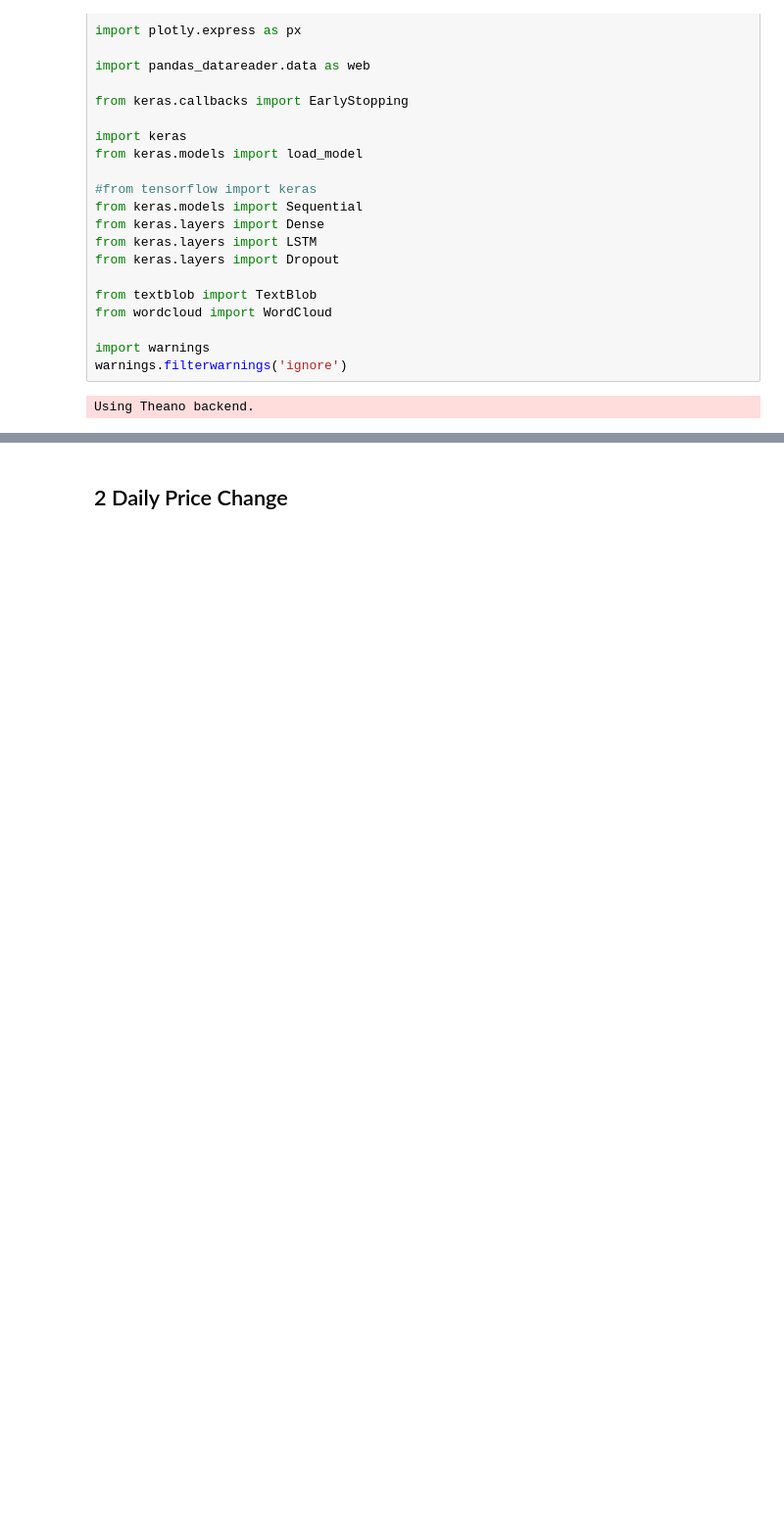
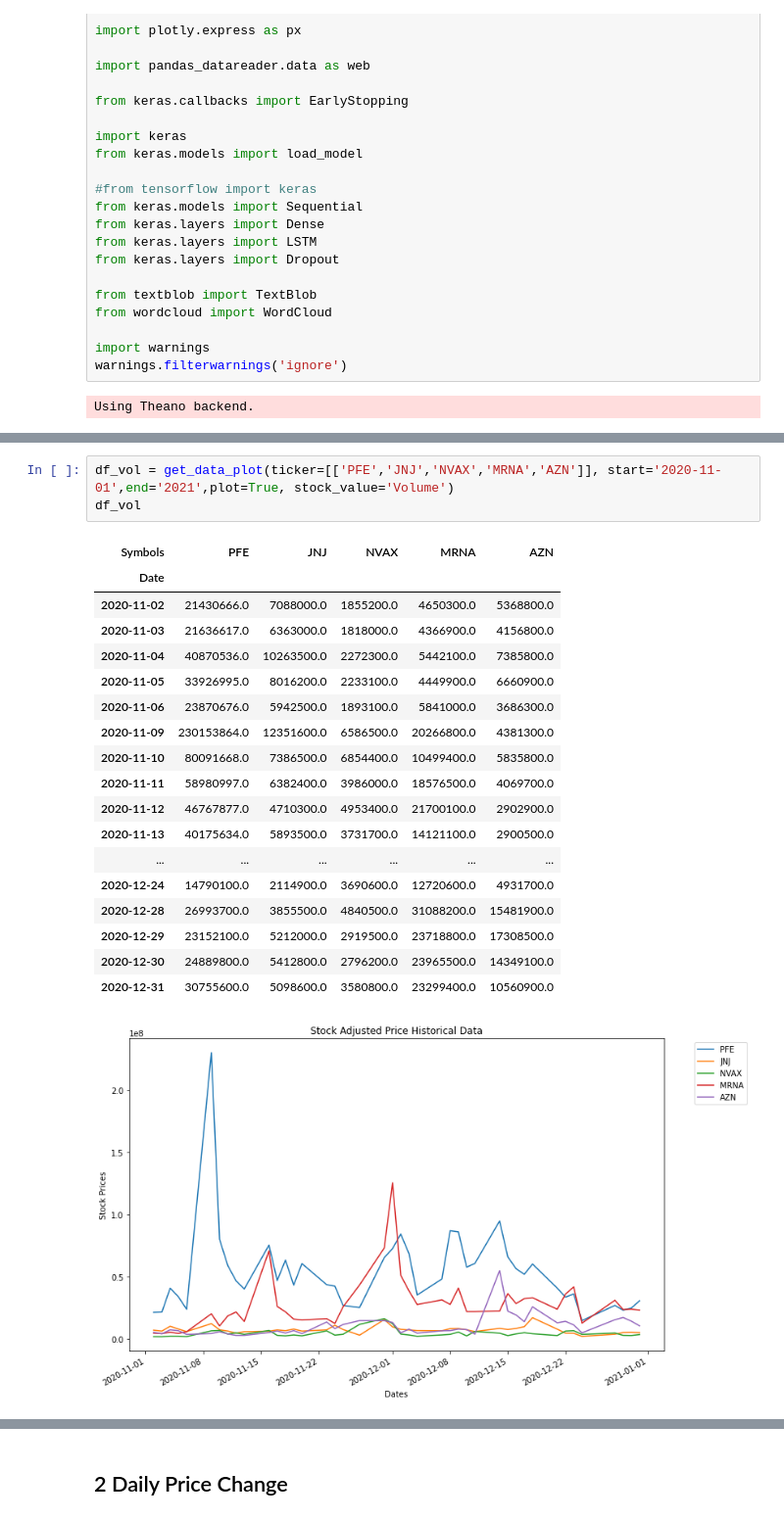
Before and after one commit to davidrtorres/Model-5-Stock-Price-Forecasting, a Jupyter notebook: LSTM_Capstone_1-29-21.ipynb, the cells around one changed output, grey strips where cells are left out. Shown at 98% size. Drawn from its saved outputs; the diff is of its cells as text; blank space fills up the shorter version.

```diff
--- a/LSTM_Capstone_1-29-21.ipynb
+++ b/LSTM_Capstone_1-29-21.ipynb
@@ -87,0 +154,23 @@ df_1
+# %%
+df_vol = get_data_plot(ticker=[['PFE','JNJ','NVAX','MRNA','AZN']], start='2020-11-01',end='2021',plot=True, stock_value='Volume')
+df_vol
+# %% [output]
+| Symbols | PFE | JNJ | NVAX | MRNA | AZN |
+| Date |  |  |  |  |  |
+| 2020-11-02 | 21430666.0 | 7088000.0 | 1855200.0 | 4650300.0 | 5368800.0 |
+| 2020-11-03 | 21636617.0 | 6363000.0 | 1818000.0 | 4366900.0 | 4156800.0 |
+| 2020-11-04 | 40870536.0 | 10263500.0 | 2272300.0 | 5442100.0 | 7385800.0 |
+| 2020-11-05 | 33926995.0 | 8016200.0 | 2233100.0 | 4449900.0 | 6660900.0 |
+| 2020-11-06 | 23870676.0 | 5942500.0 | 1893100.0 | 5841000.0 | 3686300.0 |
+| 2020-11-09 | 230153864.0 | 12351600.0 | 6586500.0 | 20266800.0 | 4381300.0 |
+| 2020-11-10 | 80091668.0 | 7386500.0 | 6854400.0 | 10499400.0 | 5835800.0 |
+| 2020-11-11 | 58980997.0 | 6382400.0 | 3986000.0 | 18576500.0 | 4069700.0 |
+| 2020-11-12 | 46767877.0 | 4710300.0 | 4953400.0 | 21700100.0 | 2902900.0 |
+| 2020-11-13 | 40175634.0 | 5893500.0 | 3731700.0 | 14121100.0 | 2900500.0 |
+| ... | ... | ... | ... | ... | ... |
+| 2020-12-24 | 14790100.0 | 2114900.0 | 3690600.0 | 12720600.0 | 4931700.0 |
+| 2020-12-28 | 26993700.0 | 3855500.0 | 4840500.0 | 31088200.0 | 15481900.0 |
+| 2020-12-29 | 23152100.0 | 5212000.0 | 2919500.0 | 23718800.0 | 17308500.0 |
+| 2020-12-30 | 24889800.0 | 5412800.0 | 2796200.0 | 23965500.0 | 14349100.0 |
+| 2020-12-31 | 30755600.0 | 5098600.0 | 3580800.0 | 23299400.0 | 10560900.0 |
+[figure, added]
```
Also changed, not shown: parts of 61 cells of this notebook, 2 other files.
